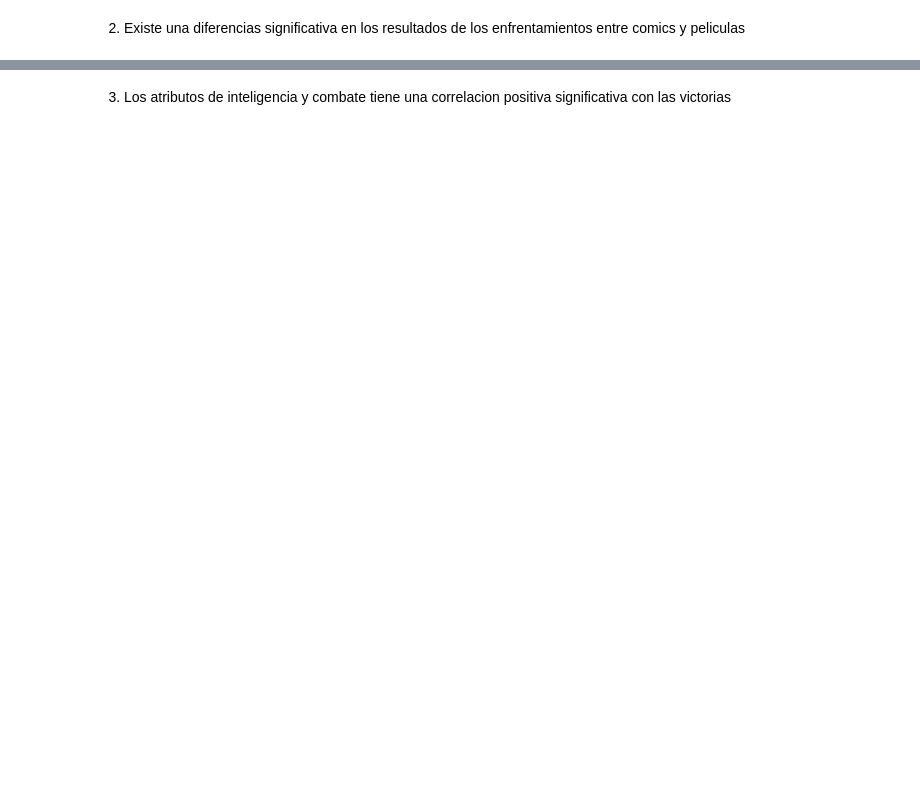
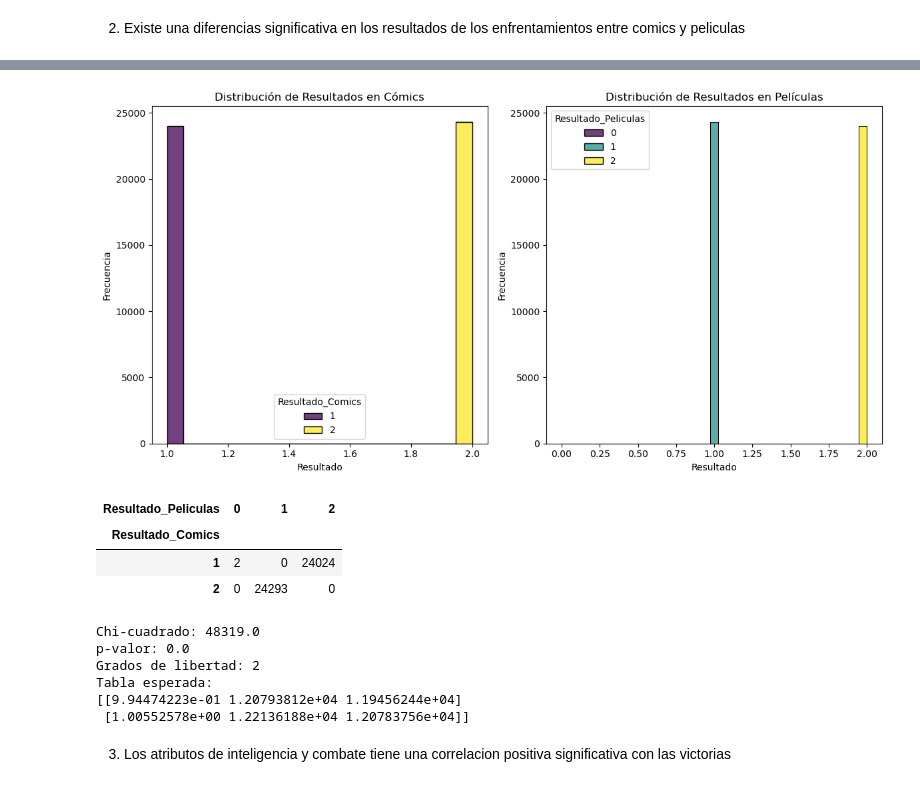
Before and after one commit to Lokhy87/Proyecto-Machine-Learning, a Jupyter notebook: EDA.ipynb, the cells around one changed output, grey strips where cells are left out. Drawn from its saved outputs; the diff is of its cells as text; code cells hidden in the pictures; blank space fills up the shorter version.

```diff
--- a/EDA.ipynb
+++ b/EDA.ipynb
@@ -458,2 +653,48 @@ for atributo in atributos:
+# %%
+# Crear gráficos de distribución para los resultados en cómics y películas
+plt.figure(figsize=(12, 6))
+
+plt.subplot(1, 2, 1)
+sns.histplot(data=df_comics_pelis, x='Resultado_Comics', hue='Resultado_Comics', multiple='stack', palette='viridis')
+plt.title('Distribución de Resultados en Cómics')
+plt.xlabel('Resultado')
+plt.ylabel('Frecuencia')
+
+plt.subplot(1, 2, 2)
+sns.histplot(data=df_comics_pelis, x='Resultado_Peliculas', hue='Resultado_Peliculas', multiple='stack', palette='viridis')
+plt.title('Distribución de Resultados en Películas')
+plt.xlabel('Resultado')
+plt.ylabel('Frecuencia')
+
+plt.tight_layout()
+plt.show()
+# %% [output]
+[figure, added]
+# %%
+contingency_table = pd.crosstab(df_comics_pelis['Resultado_Comics'], df_comics_pelis['Resultado_Peliculas'])
+contingency_table
+# %% [output]
+| Resultado_Peliculas | 0 | 1 | 2 |
+| Resultado_Comics |  |  |  |
+| 1 | 2 | 0 | 24024 |
+| 2 | 0 | 24293 | 0 |
+# %%
+from scipy.stats import chi2_contingency
+
+# Realizar el test chi-cuadrado
+chi2, p, dof, expected = chi2_contingency(contingency_table)
+
+print(f"Chi-cuadrado: {chi2}")
+print(f"p-valor: {p}")
+print(f"Grados de libertad: {dof}")
+print("Tabla esperada:")
+print(expected)
+# %% [output]
+Chi-cuadrado: 48319.0
+p-valor: 0.0
+Grados de libertad: 2
+Tabla esperada:
+[[9.94474223e-01 1.20793812e+04 1.19456244e+04]
+ [1.00552578e+00 1.22136188e+04 1.20783756e+04]]
 # %% [markdown]
 3. Los atributos de inteligencia y combate tiene una correlacion positiva significativa con las victorias
```
Also changed, not shown: parts of 45 cells of this notebook, 1 other file.
